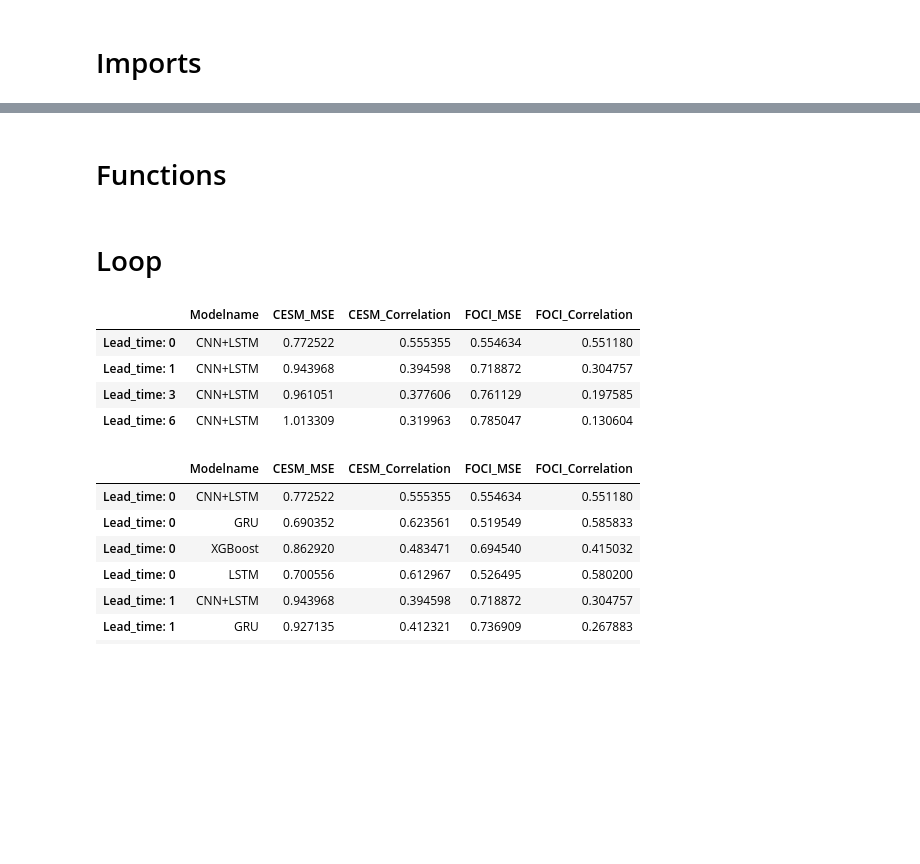
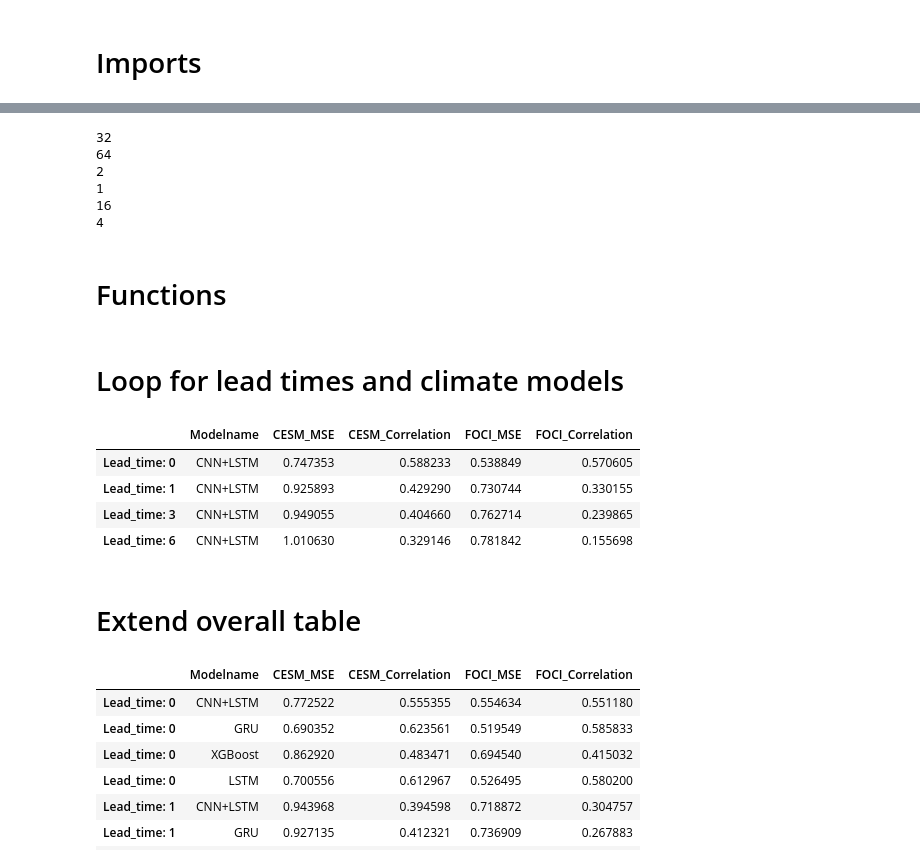
Before and after one commit to JP-CAU/Sahel_Rainfall, a Jupyter notebook: Notebooks/CNN_LSTM.ipynb, the cells around one changed output, grey strips where cells are left out. Cells and saved outputs as stored; diff of their text form; code cells hidden in the pictures; blank space fills up the shorter version.

```diff
--- a/Notebooks/CNN_LSTM.ipynb
+++ b/Notebooks/CNN_LSTM.ipynb
@@ -22,3 +212,17 @@ To enable the following instructions: AVX2 FMA, in other operations, rebuild Ten
+# %%
+print(best_hps.get('dense units'))
+print(best_hps.get('LSTM units'))
+print(best_hps.get('LSTM layers'))
+print(best_hps.get('Dense layers'))
+print(best_hps.get('CNN filters'))
+print(best_hps.get('CNN filtersize'))
+# %% [output]
+32
+64
+2
+1
+16
+4
 # %% [markdown]
 # Functions
 # %%
@@ -42,7 +253,12 @@ def build_model(lead_time, seq_length):
     return model
-# %% [markdown]
-# Loop
+# %% [markdown]
+# Loop for lead times and climate models
 # %%
+bad_features = ["SAT_N_LAND", "SAT_N_OCEAN", "SSS_ENA"]
+data = dataclass.Data(lead_time=1, seq_length=1, split=[0.8, 0.1, 0.1])
+possible_features = data.possible_features
+possible_features = [feat for feat in possible_features if not feat.startswith("month")]
+
 lead_times = [0, 1, 3, 6]
 climate_models = ["CESM", "FOCI"]
 n_epochs = 100
@@ -68,18 +284,31 @@ for lead_time in lead_times:
 for climate in climate_models:
     results[climate] = dict()
     for lead_time in lead_times:
-        seq_length = 12
-        data = dataclass.Data(lead_time=lead_time, seq_length=seq_length)
+        seq_length = 7
+        data = dataclass.Data(
+            lead_time=lead_time,
+            seq_length=seq_length,
+            split=[0.8, 0.1, 0.1],
+            feature_list=[
+                feat for feat in possible_features if feat not in bad_features
+            ],
+        )
 
         if climate == "CESM":
             x_train = np.array(data.train_input_CESM)
             y_train = np.array(data.train_target_CESM)
+
+            x_val = np.array(data.validation_input_CESM)
+            y_val = np.array(data.validation_target_CESM)
 
             x_test = np.array(data.test_input_CESM)
             y_test = np.array(data.test_target_CESM)
         elif climate == "FOCI":
             x_train = np.array(data.train_input_FOCI)
             y_train = np.array(data.train_target_FOCI)
+
+            x_val = np.array(data.validation_input_FOCI)
+            y_val = np.array(data.validation_target_FOCI)
 
             x_test = np.array(data.test_input_FOCI)
             y_test = np.array(data.test_target_FOCI)
@@ -90,38 +319,40 @@ for climate in climate_models:
             y_train,
             epochs=n_epochs,
             batch_size=16,
             shuffle=True,
             verbose=0,
-            validation_data=(x_test, y_test),
+            validation_data=(x_val, y_val),
             callbacks=[early_callback],
         )
 
         predictions = model.predict(x_test, verbose=0)
         predictions = predictions.reshape((predictions.shape[0],))
         mse = mean_squared_error(predictions, y_test)
         correlation = np.corrcoef(predictions, y_test)[1, 0]
         if show_plots:
             print(f"The MSE is: {mse}, the correlation coefficient is: {correlation}")
             plot_ts.plot_ts(
                 true=data.test_target_CESM,
                 predicted=predictions,
                 ts_start=10794,
                 ts_end=10994,
                 title=f"CNN + LSTM {climate}, lead time = {lead_time}",
             )
         results[f"Lead_time: {lead_time}"]["Modelname"] = model_name
         results[f"Lead_time: {lead_time}"][f"{climate}_MSE"] = mse
         results[f"Lead_time: {lead_time}"][f"{climate}_Correlation"] = correlation
         histories[f"{climate}_{lead_time}"] = history
 
 df = pd.DataFrame.from_dict(results, orient="index")
 df
 # %% [output]
 |  | Modelname | CESM_MSE | CESM_Correlation | FOCI_MSE | FOCI_Correlation |
-| Lead_time: 0 | CNN+LSTM | 0.772522 | 0.555355 | 0.554634 | 0.551180 |
-| Lead_time: 1 | CNN+LSTM | 0.943968 | 0.394598 | 0.718872 | 0.304757 |
-| Lead_time: 3 | CNN+LSTM | 0.961051 | 0.377606 | 0.761129 | 0.197585 |
-| Lead_time: 6 | CNN+LSTM | 1.013309 | 0.319963 | 0.785047 | 0.130604 |
+| Lead_time: 0 | CNN+LSTM | 0.747353 | 0.588233 | 0.538849 | 0.570605 |
+| Lead_time: 1 | CNN+LSTM | 0.925893 | 0.429290 | 0.730744 | 0.330155 |
+| Lead_time: 3 | CNN+LSTM | 0.949055 | 0.404660 | 0.762714 | 0.239865 |
+| Lead_time: 6 | CNN+LSTM | 1.010630 | 0.329146 | 0.781842 | 0.155698 |
+# %% [markdown]
+# Extend overall table
 # %%
 df_GRU = pd.read_csv("Results_GRU.csv", sep=';', index_col=0)
 df_XGB = pd.read_csv("Results_XGBoost.csv", sep=';', index_col=0)
```
Also changed, not shown: parts of 5 cells of this notebook, 25 other files.
